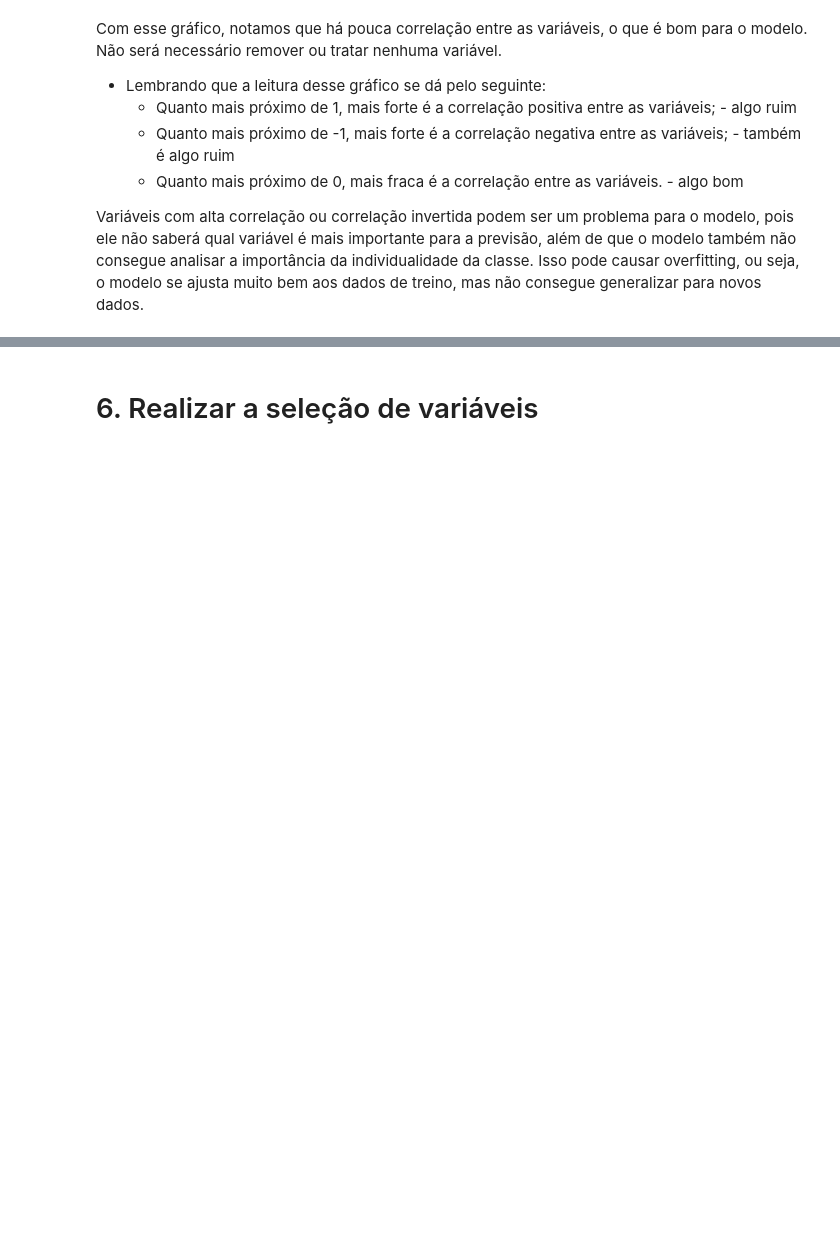
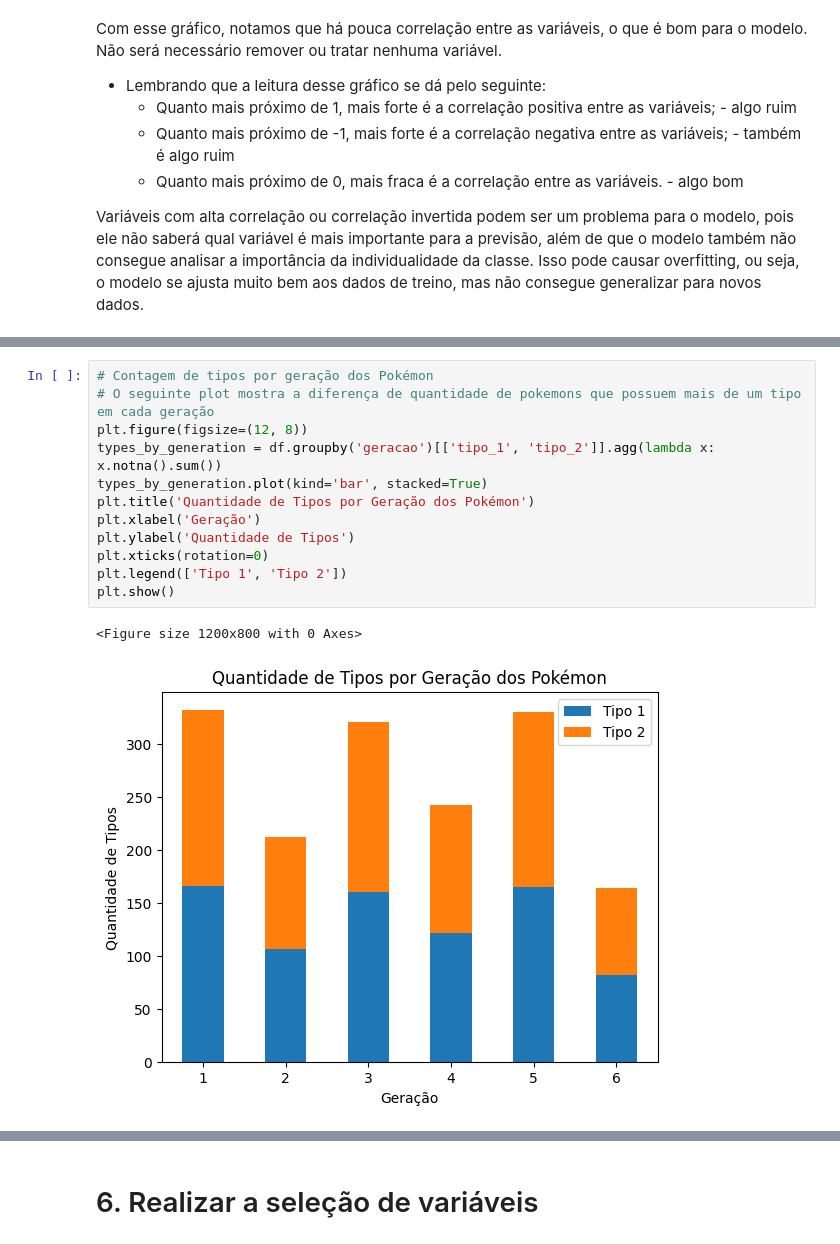
Before and after one commit to Projecs-UAM/DataMon, a Jupyter notebook: main.ipynb, the cells around one changed output, grey strips where cells are left out. Drawn from its saved outputs; the diff is of its cells as text; blank space fills up the shorter version.

```diff
--- a/main.ipynb
+++ b/main.ipynb
@@ -429,0 +448,15 @@ Variáveis com alta correlação ou correlação invertida podem ser um problema
+# %%
+# Contagem de tipos por geração dos Pokémon
+# O seguinte plot mostra a diferença de quantidade de pokemons que possuem mais de um tipo em cada geração
+plt.figure(figsize=(12, 8))
+types_by_generation = df.groupby('geracao')[['tipo_1', 'tipo_2']].agg(lambda x: x.notna().sum())
+types_by_generation.plot(kind='bar', stacked=True)
+plt.title('Quantidade de Tipos por Geração dos Pokémon')
+plt.xlabel('Geração')
+plt.ylabel('Quantidade de Tipos')
+plt.xticks(rotation=0)
+plt.legend(['Tipo 1', 'Tipo 2'])
+plt.show()
+# %% [output]
+<Figure size 1200x800 with 0 Axes>
+[figure, added]
```
Also changed, not shown: parts of 12 cells of this notebook.
